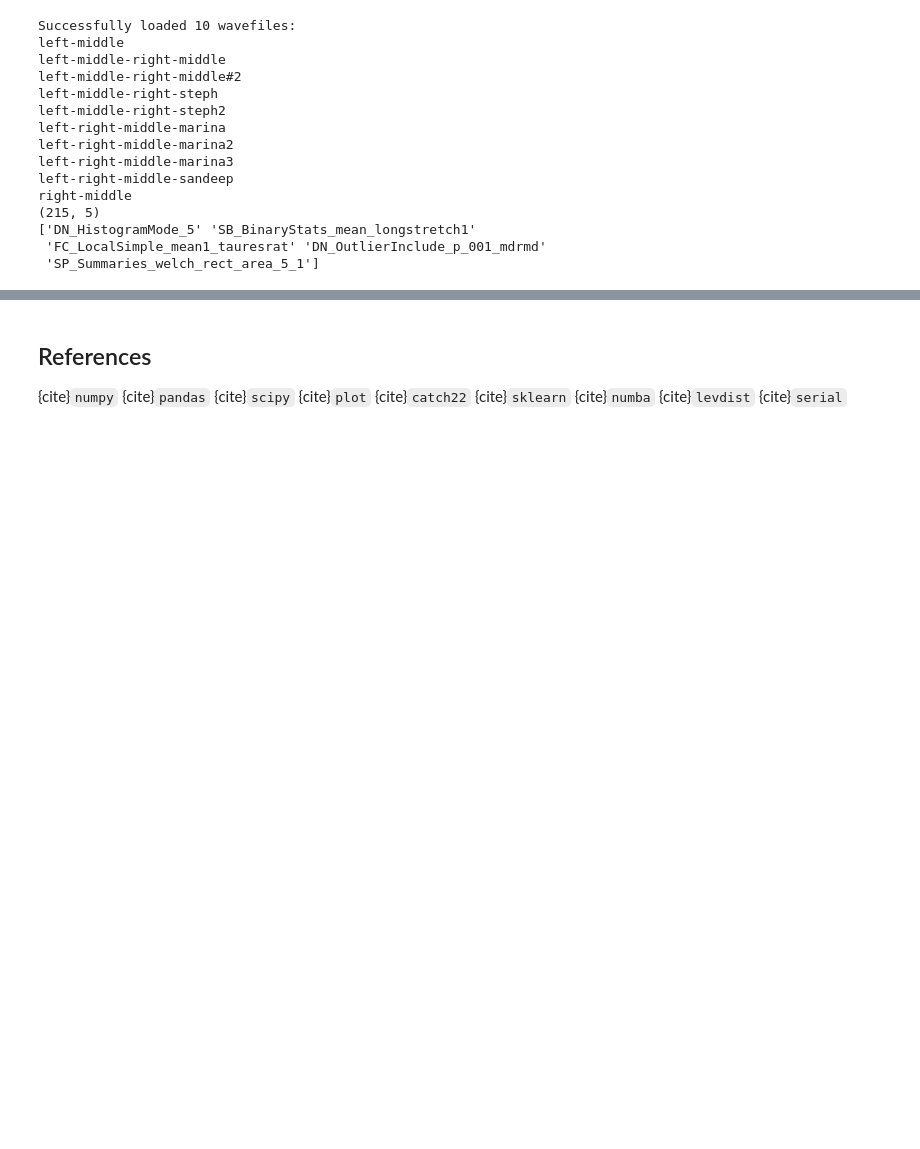
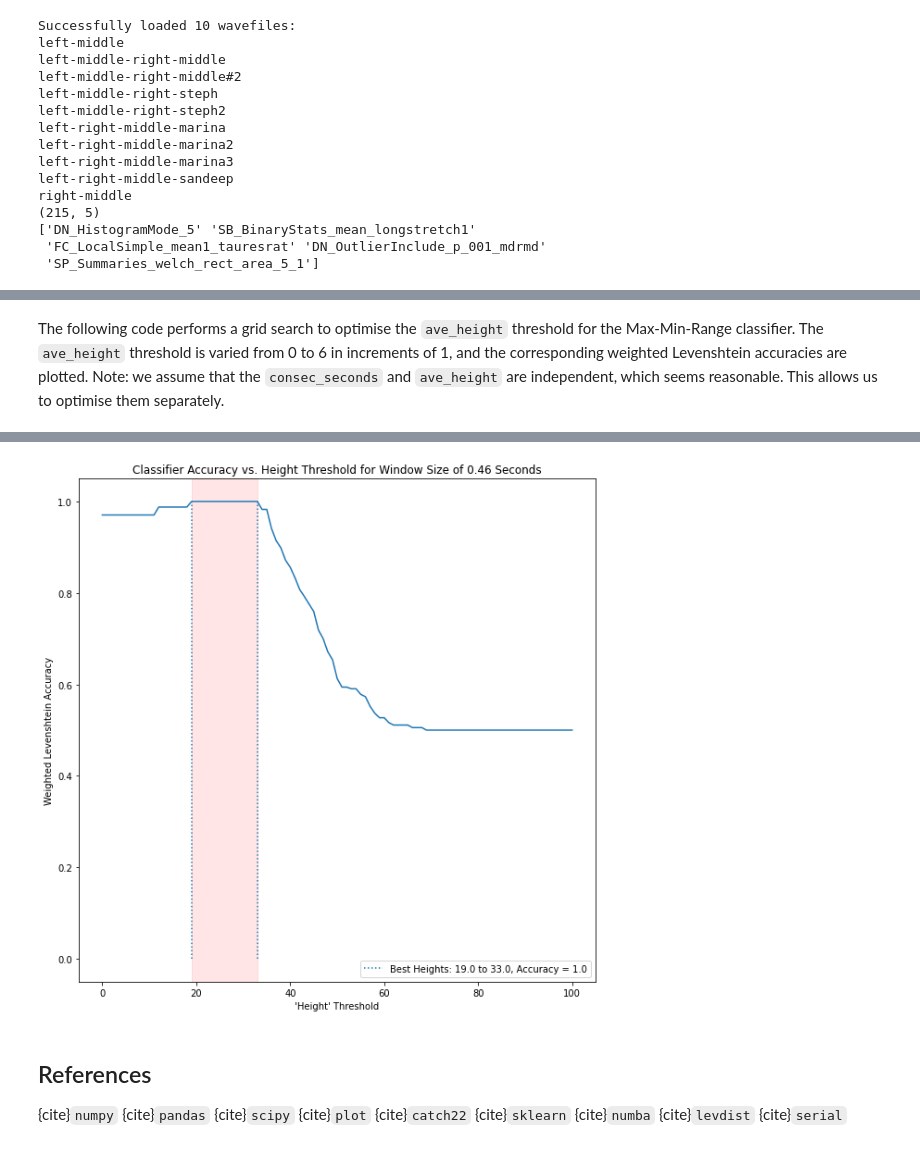
Before and after one commit to BruceWangXD/SpaceInvaders, a Jupyter notebook: Report/report_book/Reproducible_Report.ipynb, the cells around one changed output, grey strips where cells are left out. Drawn from its saved outputs; the diff is of its cells as text; code cells hidden in the pictures; blank space fills up the shorter version.

```diff
--- a/Report/report_book/Reproducible_Report.ipynb
+++ b/Report/report_book/Reproducible_Report.ipynb
@@ -1303,0 +1496,79 @@ if compute_all:
+# %% [markdown]
+The following code performs a grid search to optimise the `ave_height` threshold for the Max-Min-Range classifier. The `ave_height` threshold is varied from 0 to 6 in increments of 1, and the corresponding weighted Levenshtein accuracies are plotted. Note: we assume that the `consec_seconds` and `ave_height` are independent, which seems reasonable. This allows us to optimise them separately.
+# %%
+classifiers2 = {"Zeros": zeroes_classifier}
+
+file_accuracies = {}
+
+buffer_size_sec = 0.05
+if compute_all:
+    for classifier_label, classifier in classifiers2.items():
+        print(classifier_label)
+        for height_threshold in np.linspace(0, 100, 101):
+            print("\nCurrent Height Threshold:", height_threshold)
+
+    #         hyp_consecutive_triggers = int(np.ceil(det_window/buffer_size))
+
+            current_accuracies = []
+            for i, key in enumerate(waves):
+
+                predictions, predictions_timestamps = streaming_classifier(
+                    waves[key],
+                    samprate,
+                    classifiers[classifier_label],
+                    classifier_params={"consec_seconds": 0.18, "ave_height": height_threshold},
+                    input_buffer_size_sec = buffer_size_sec,
+                    classification_window_size_sec = 0.46,   #opt_det_window + 0.01
+                    detection_window_size_sec = 0.45,        #opt_det_window
+                    detection_window_offset_sec = 0.005,   #offset
+                    calibration_window_size_sec = 5,
+                    calibration_statistic_function = lambda x: ts_zero_crossings(x)/len(x),
+                    event_test_statistic_function = lambda x: ts_zero_crossings(x)/len(x),
+                    event_threshold_factor = 0.33,          #opt_thresh
+                    flip_threshold = True,
+                    consecutive_event_triggers = 3,
+                    consecutive_nonevent_reset = 10,
+                    live = False,
+                )
+
+                actuals = "".join(labels[key].label)
+                lev_dist = my_lev_dist(predictions, actuals)
+                acc = max((len(actuals) - lev_dist), 0)/len(actuals)
+                current_accuracies.append(acc)
+            if height_threshold in file_accuracies:
+                file_accuracies[height_threshold] += current_accuracies
+            else:
+                file_accuracies[height_threshold] = current_accuracies
+
+
+    ave_accuracies_per_height_val = {}
+    for height_thresh, acc_each_file_ls in file_accuracies.items():
+        ave_accuracies_per_height_val[height_thresh] = sum(acc_each_file_ls) / len(acc_each_file_ls)
+
+    print("done")
+
+    best_heights = []
+    best_value = 0
+    for acc in ave_accuracies_per_height_val.values():
+        if round(acc, 5) > round(best_value, 5):  #need to round because python maintains its floats very imprecisly
+            best_value = acc
+
+    for key, value in ave_accuracies_per_height_val.items():
+        if round(value, 5) == round(best_value, 5):
+            best_heights.append(key)
+
+    plt.figure(figsize=(10, 10))
+    plt.plot(ave_accuracies_per_height_val.keys(), ave_accuracies_per_height_val.values())
+    if len(best_heights) > 1:
+        plt.vlines(best_heights[0], 0, best_value, linestyle=":", label=f"Best Heights: {round(best_heights[0], 2)} to {round(best_heights[len(best_heights) - 1], 2)}, Accuracy = {round(best_value, 2)}")
+        plt.vlines(best_heights[len(best_heights) - 1], 0, best_value, linestyle=":")
+        plt.axvspan(best_heights[0], best_heights[len(best_heights) - 1], alpha=0.1, color='red')
+    else:
+        plt.vlines(best_heights[0], 0, best_value, linestyle=":", label=f"Best Height: {round(best_heights[0], 2)}, Accuracy = {round(best_value, 2)}")
+
+
+    plt.legend(loc = "lower right")
+    plt.ylabel("Weighted Levenshtein Accuracy")
+    plt.xlabel("'Height' Threshold")
+    plt.title("Classifier Accuracy vs. Height Threshold for Window Size of 0.46 Seconds")
+# %% [output]
@@ -1304,3 +1592,4 @@ if compute_all:
+[figure, added]
 # %% [markdown]
 ## References
 
```
Also changed, not shown: parts of 6 cells of this notebook.
